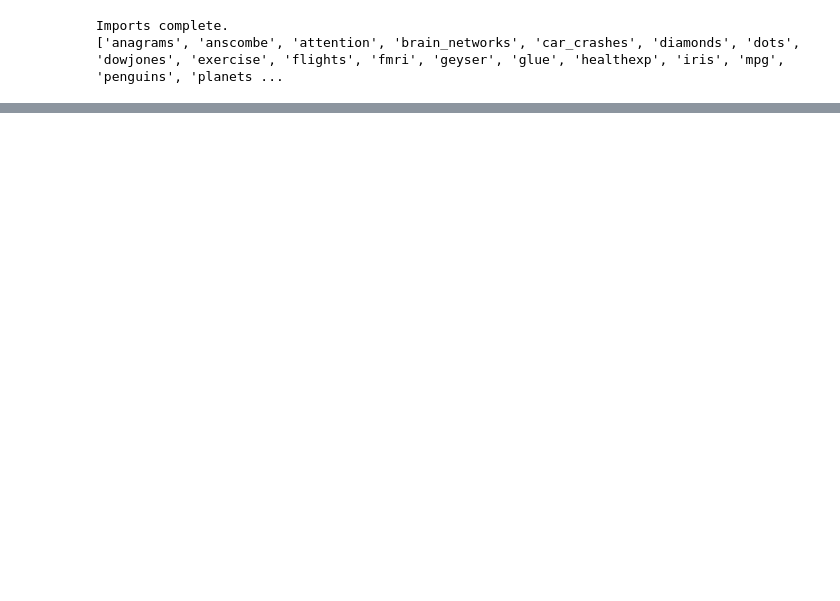
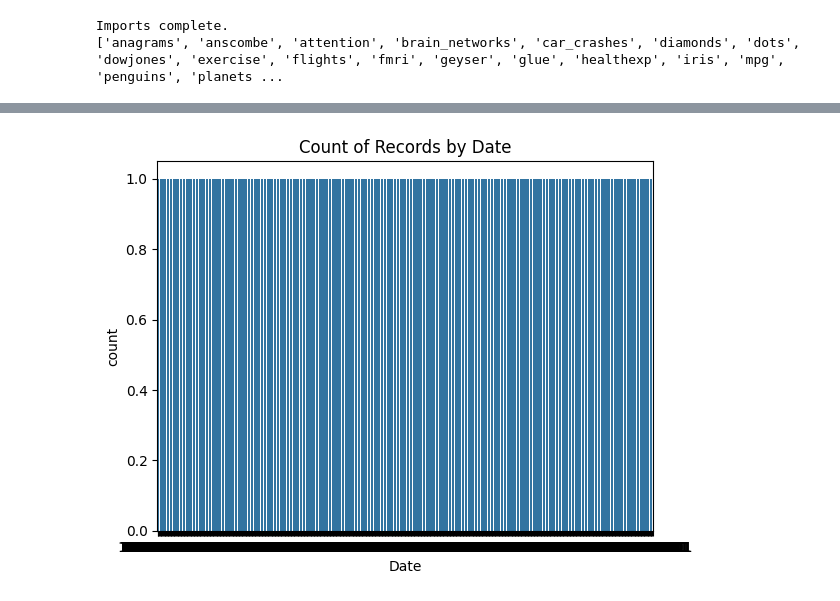
Before and after one commit to chaupalma81-commits/datafun-06-eda, a Jupyter notebook: Notebook/chau_eda.ipynb, the cells around one changed output, grey strips where cells are left out. Cells and saved outputs as stored; diff of their text form; code cells hidden in the pictures; blank space fills up the shorter version.

```diff
--- a/Notebook/chau_eda.ipynb
+++ b/Notebook/chau_eda.ipynb
@@ -85,0 +128,10 @@ memory usage: 10.3 KB
+# %%
+# Inspect value counts of the 'Date' column in the dowjones dataset
+dowjones["Date"].value_counts()
+
+# Display count plot of the 'Date' column
+sns.countplot(x="Date", data=dowjones)
+plt.title("Count of Records by Date")
+plt.show()
+# %% [output]
+[figure, added]
```
Also changed, not shown: parts of 29 cells of this notebook, 1 other file.
